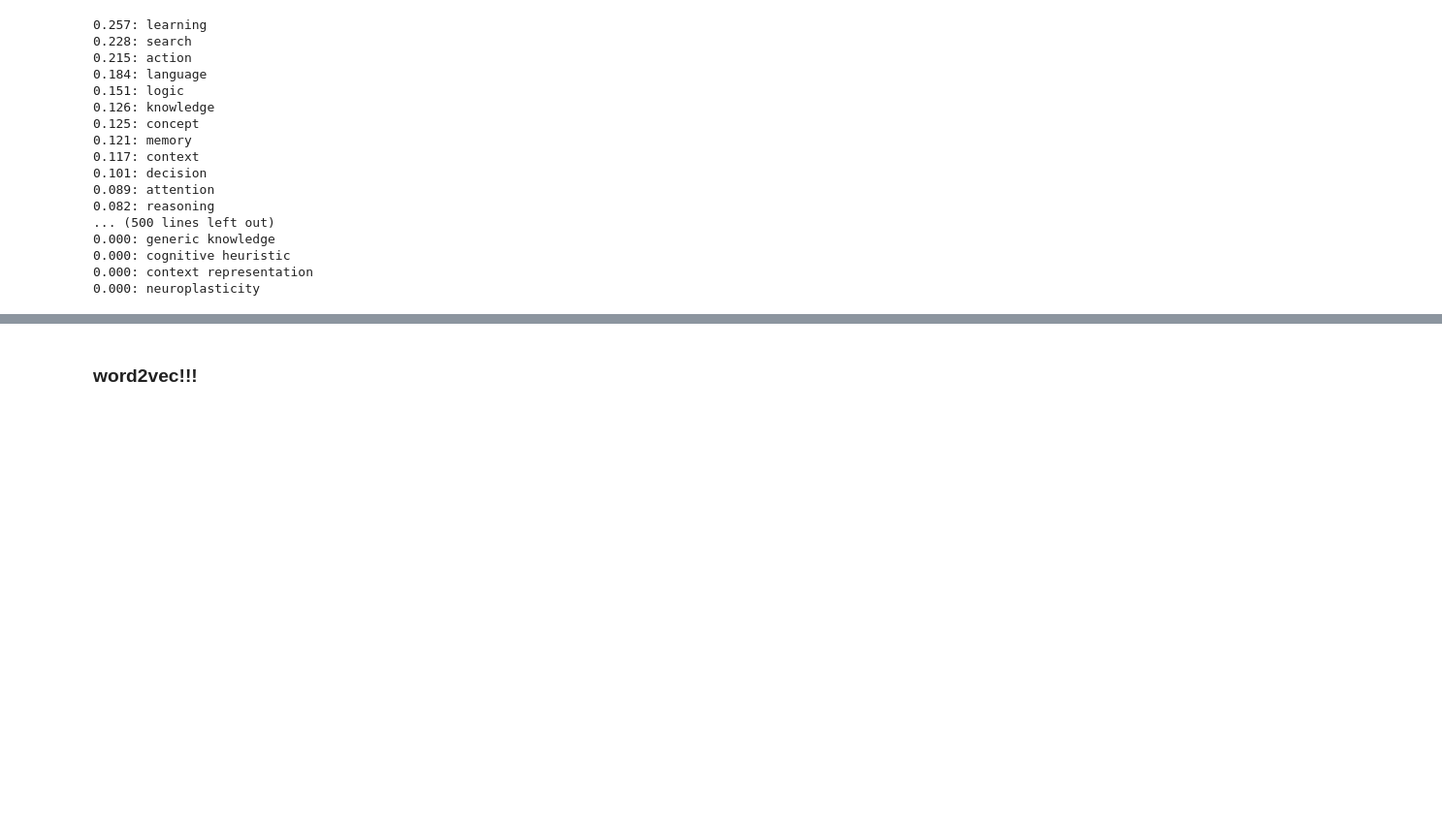
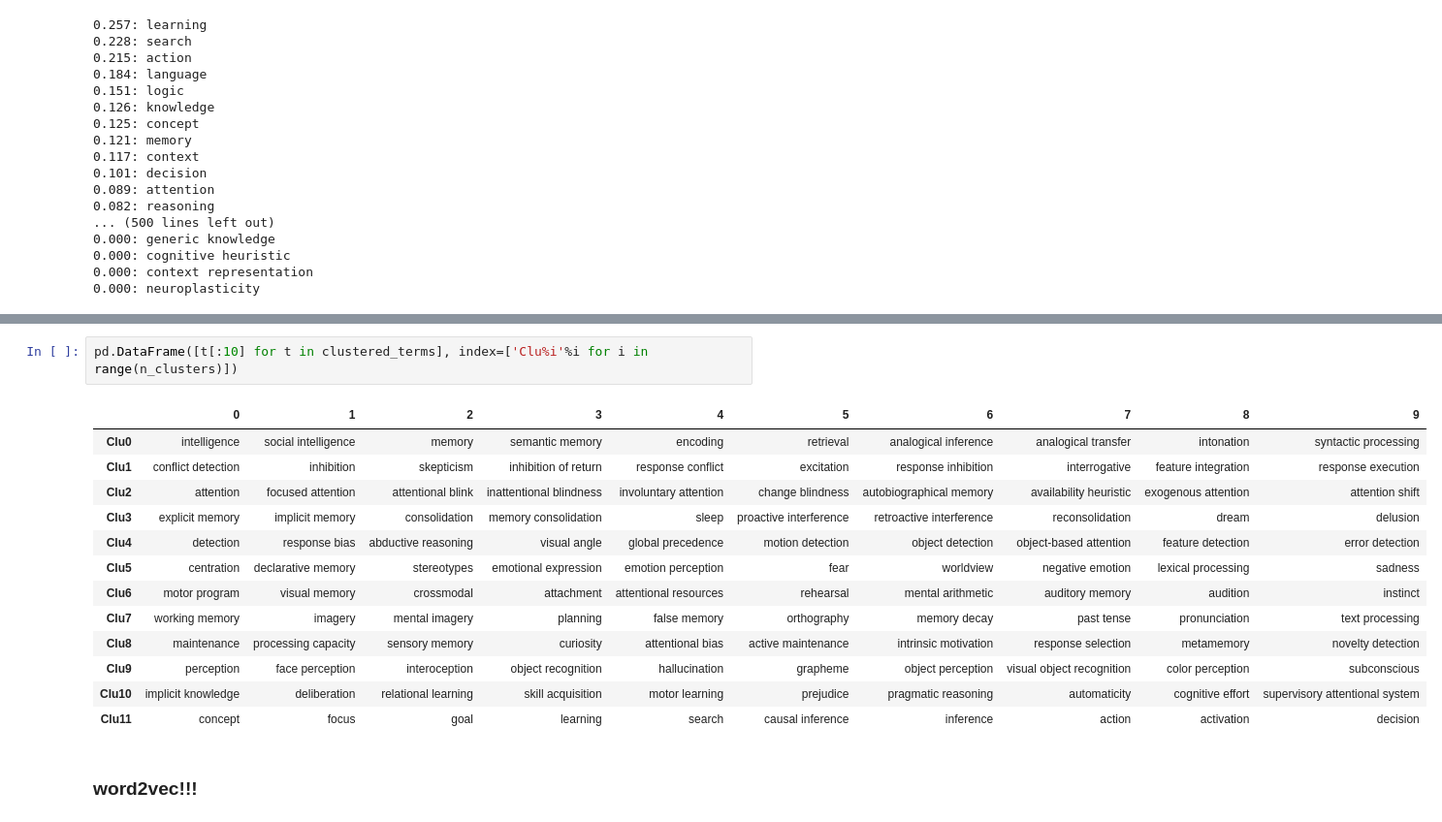
Before and after one commit to voytekresearch/IdentityCrisis, a Jupyter notebook: analysis/analysis_cogsci.ipynb, the cells around one changed output, grey strips where cells are left out. Shown: that part at 97% size. Drawn from its saved outputs; the diff is of its cells as text; blank space fills up the shorter version.

```diff
--- a/analysis/analysis_cogsci.ipynb
+++ b/analysis/analysis_cogsci.ipynb
@@ -215,2 +259,18 @@ Freq. | Similarity: Term
+# %%
+pd.DataFrame([t[:10] for t in clustered_terms], index=['Clu%i'%i for i in range(n_clusters)])
+# %% [output]
+|  | 0 | 1 | 2 | 3 | 4 | 5 | 6 | 7 | 8 | 9 |
+| Clu0 | intelligence | social intelligence | memory | semantic memory | encoding | retrieval | analogical inference | analogical transfer | intonation | syntactic processing |
+| Clu1 | conflict detection | inhibition | skepticism | inhibition of return | response conflict | excitation | response inhibition | interrogative | feature integration | response execution |
+| Clu2 | attention | focused attention | attentional blink | inattentional blindness | involuntary attention | change blindness | autobiographical memory | availability heuristic | exogenous attention | attention shift |
+| Clu3 | explicit memory | implicit memory | consolidation | memory consolidation | sleep | proactive interference | retroactive interference | reconsolidation | dream | delusion |
+| Clu4 | detection | response bias | abductive reasoning | visual angle | global precedence | motion detection | object detection | object-based attention | feature detection | error detection |
+| Clu5 | centration | declarative memory | stereotypes | emotional expression | emotion perception | fear | worldview | negative emotion | lexical processing | sadness |
+| Clu6 | motor program | visual memory | crossmodal | attachment | attentional resources | rehearsal | mental arithmetic | auditory memory | audition | instinct |
+| Clu7 | working memory | imagery | mental imagery | planning | false memory | orthography | memory decay | past tense | pronunciation | text processing |
+| Clu8 | maintenance | processing capacity | sensory memory | curiosity | attentional bias | active maintenance | intrinsic motivation | response selection | metamemory | novelty detection |
+| Clu9 | perception | face perception | interoception | object recognition | hallucination | grapheme | object perception | visual object recognition | color perception | subconscious |
+| Clu10 | implicit knowledge | deliberation | relational learning | skill acquisition | motor learning | prejudice | pragmatic reasoning | automaticity | cognitive effort | supervisory attentional system |
+| Clu11 | concept | focus | goal | learning | search | causal inference | inference | action | activation | decision |
 # %% [markdown]
 ### word2vec!!!
```
Also changed, not shown: parts of 6 cells of this notebook, 1 other file.
